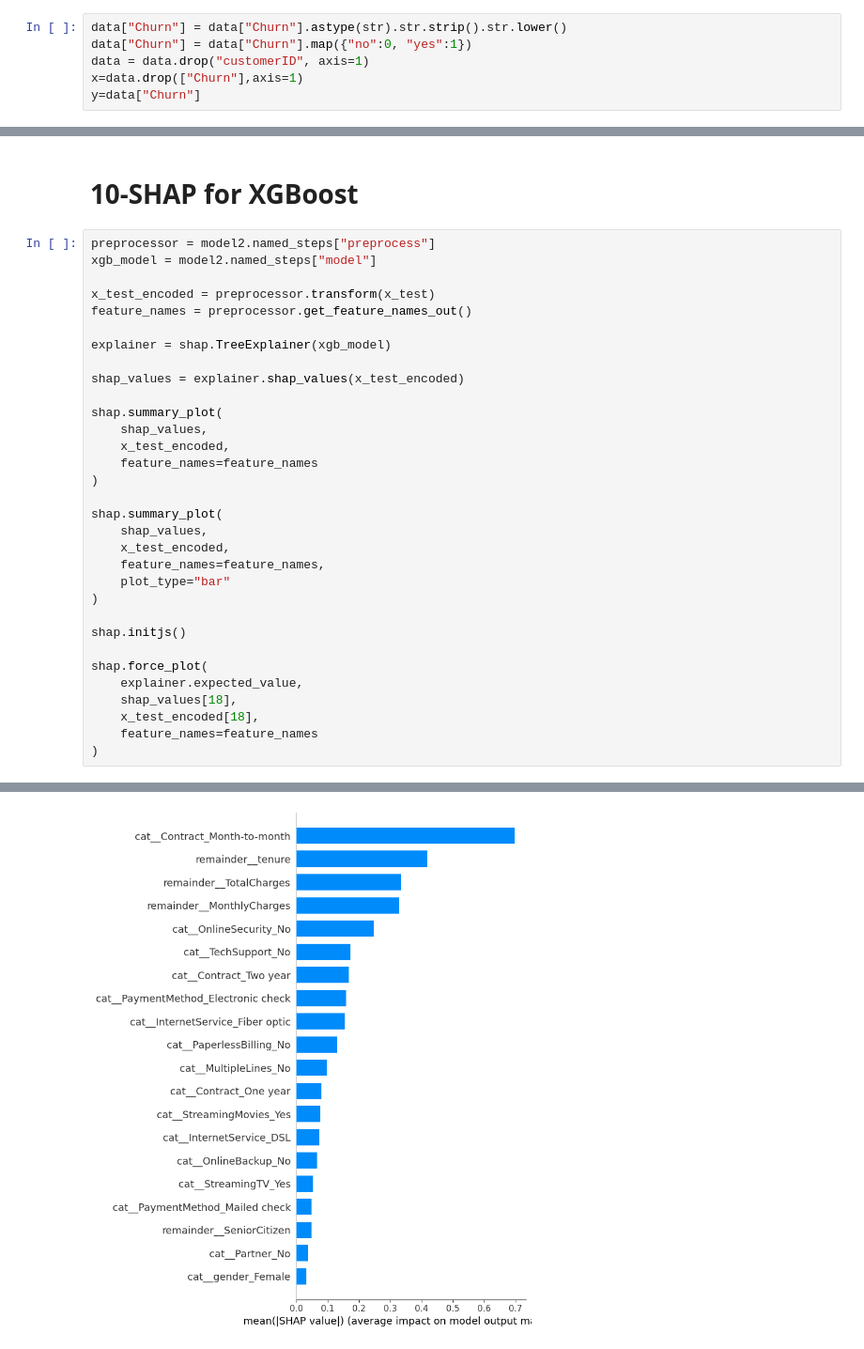
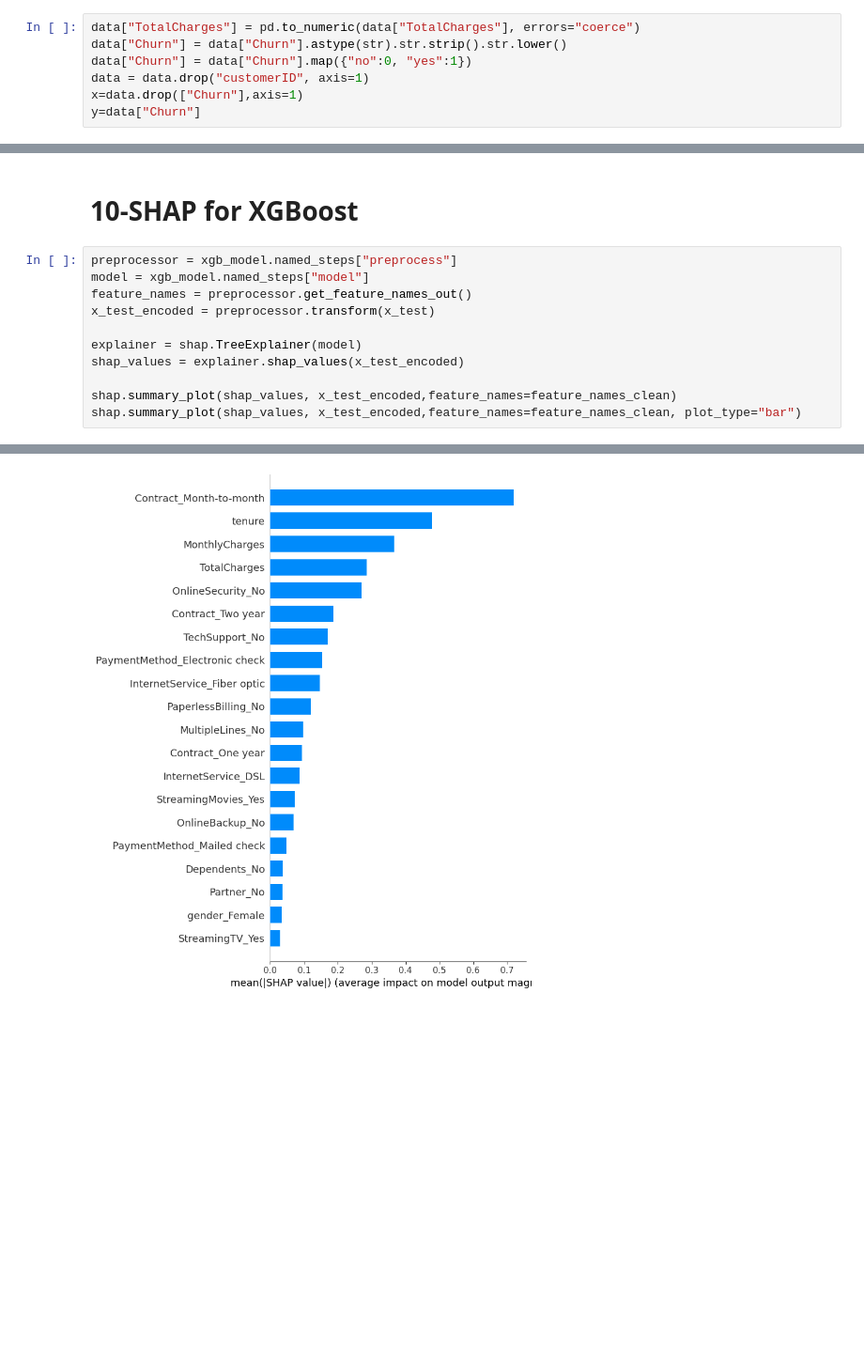
Before and after one commit to Mohamed-amir1/customer-churn-prediction, a Jupyter notebook: Customer_Churn.ipynb, the cells around one changed output, grey strips where cells are left out. Shown at 94% size. Saved outputs shown, nothing was run; the diff lists cells and outputs as text; blank space fills up the shorter version.

```diff
--- a/Customer_Churn.ipynb
+++ b/Customer_Churn.ipynb
@@ -92,6 +93,7 @@ np.int64(0)
 # %% [markdown]
 # 4-Feature Selection and Data Cleaning
 # %%
+data["TotalCharges"] = pd.to_numeric(data["TotalCharges"], errors="coerce")
 data["Churn"] = data["Churn"].astype(str).str.strip().str.lower()
 data["Churn"] = data["Churn"].map({"no":0, "yes":1})
 data = data.drop("customerID", axis=1)
@@ -333,35 +280,14 @@ plt.show()
 # %% [markdown]
 # 10-SHAP for XGBoost
 # %%
-preprocessor = model2.named_steps["preprocess"]
-xgb_model = model2.named_steps["model"]
+preprocessor = xgb_model.named_steps["preprocess"]
+model = xgb_model.named_steps["model"]
+feature_names = preprocessor.get_feature_names_out()
+x_test_encoded = preprocessor.transform(x_test)
 
-x_test_encoded = preprocessor.transform(x_test)
-feature_names = preprocessor.get_feature_names_out()
-
-explainer = shap.TreeExplainer(xgb_model)
-
+explainer = shap.TreeExplainer(model)
 shap_values = explainer.shap_values(x_test_encoded)
 
-shap.summary_plot(
-    shap_values,
-    x_test_encoded,
-    feature_names=feature_names
-)
-
-shap.summary_plot(
-    shap_values,
-    x_test_encoded,
-    feature_names=feature_names,
-    plot_type="bar"
-)
-
-shap.initjs()
-
-shap.force_plot(
-    explainer.expected_value,
-    shap_values[18],
-    x_test_encoded[18],
-    feature_names=feature_names
-)
+shap.summary_plot(shap_values, x_test_encoded,feature_names=feature_names_clean)
+shap.summary_plot(shap_values, x_test_encoded,feature_names=feature_names_clean, plot_type="bar")
 # %% [output]
@@ -369 +295 @@ shap.force_plot(
-[figure, old version]
+[figure, new version]
```
Also changed, not shown: parts of 18 cells of this notebook, 1 other file.
